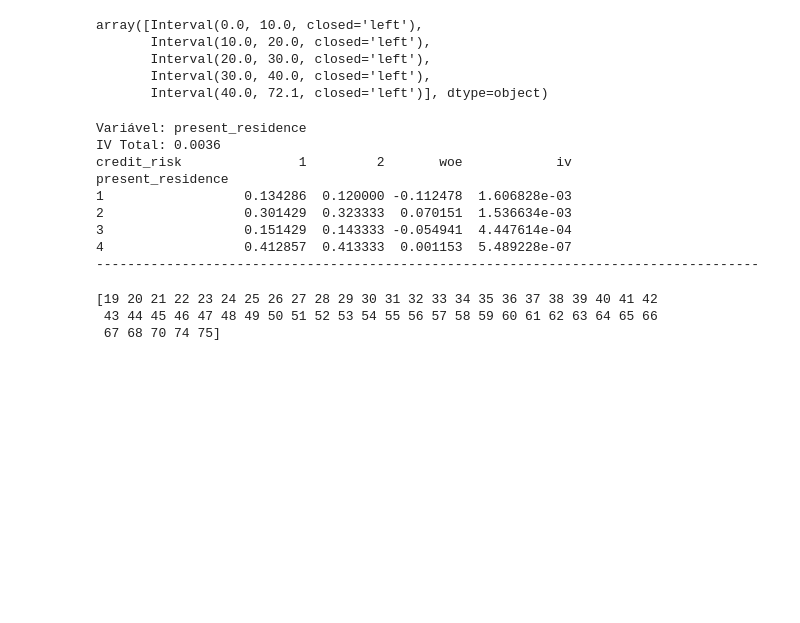
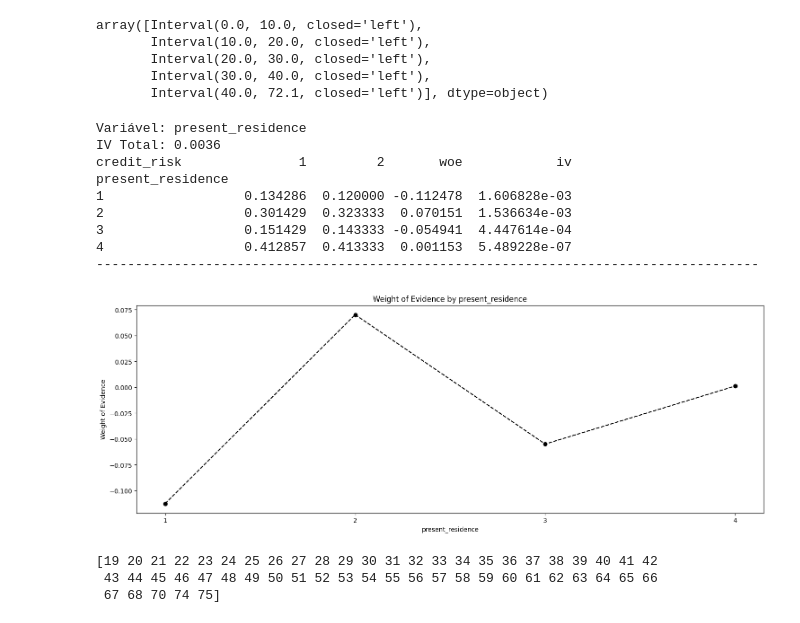
Before and after one commit to maylonleoncio/Credit-Risk, a Jupyter notebook: analysis_risk.ipynb, the cells around one changed output. Saved outputs shown, nothing was run; the diff lists cells and outputs as text; code cells hidden in the pictures; blank space fills up the shorter version.

```diff
--- a/analysis_risk.ipynb
+++ b/analysis_risk.ipynb
@@ -379,24 +378,26 @@ array([Interval(0.0, 10.0, closed='left'),
 # %%
 df_woe_iv = (pd.crosstab(credit['present_residence'], credit['credit_risk'], normalize='columns')
                  .assign(woe=lambda dfx: np.log(dfx[2] / dfx[1]))
                  .assign(iv=lambda dfx: (dfx[2] - dfx[1]) * dfx['woe']))
 
 iv_total = df_woe_iv['iv'].sum()
 
 print(f"Variável: {'present_residence'}")
 print(f"IV Total: {iv_total:.4f}")
 print(df_woe_iv)
 print('-------------------------------------------------------------------------------------\n')
+plot_by_woe(df_woe_iv)
 # %% [output]
 Variável: present_residence
 IV Total: 0.0036
 credit_risk               1         2       woe            iv
 present_residence
 1                  0.134286  0.120000 -0.112478  1.606828e-03
 2                  0.301429  0.323333  0.070151  1.536634e-03
 3                  0.151429  0.143333 -0.054941  4.447614e-04
 4                  0.412857  0.413333  0.001153  5.489228e-07
 -------------------------------------------------------------------------------------
+[figure, added]
 # %%
 print(np.sort(credit['age'].unique()))
 
```
Also changed, not shown: parts of 9 cells of this notebook.
